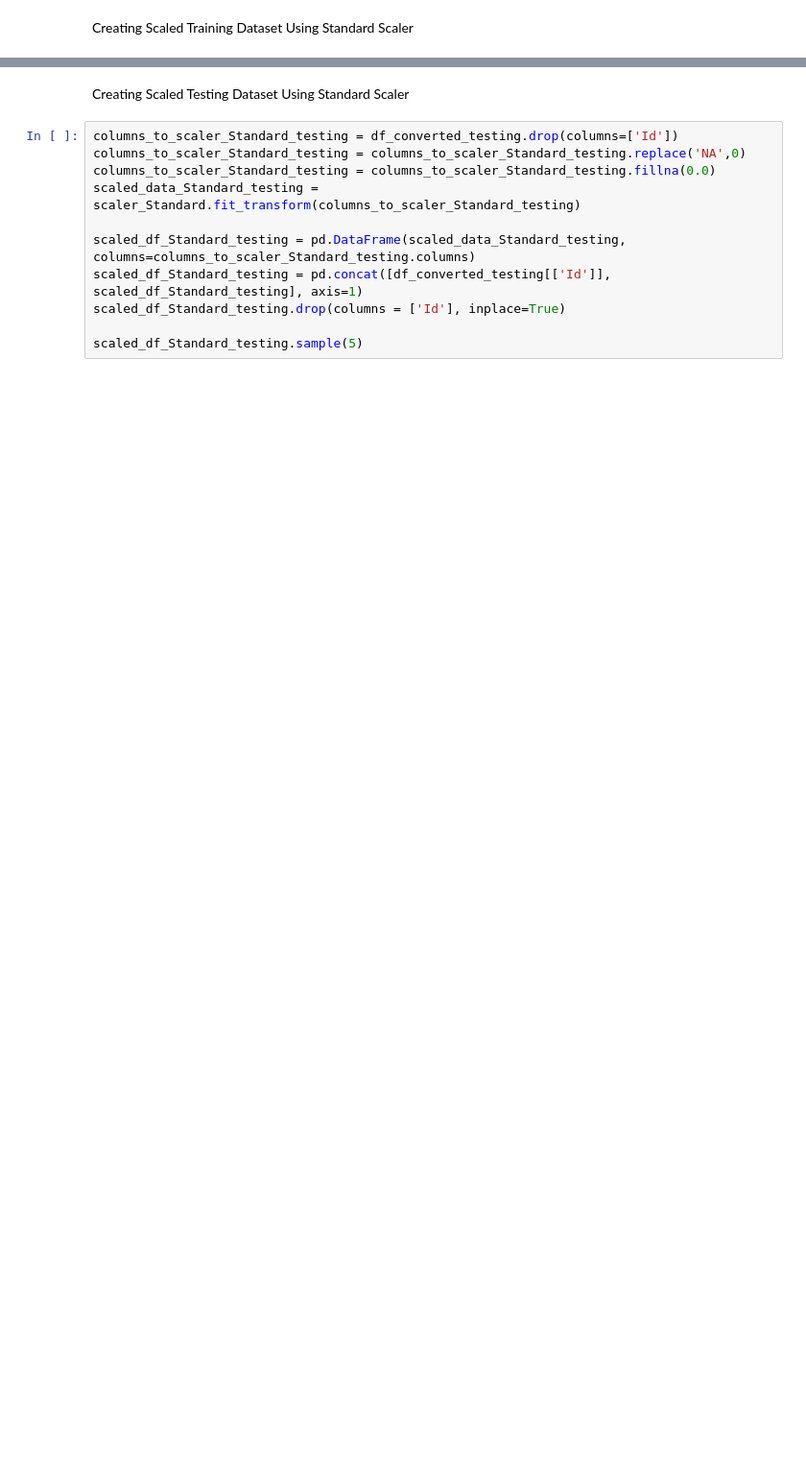
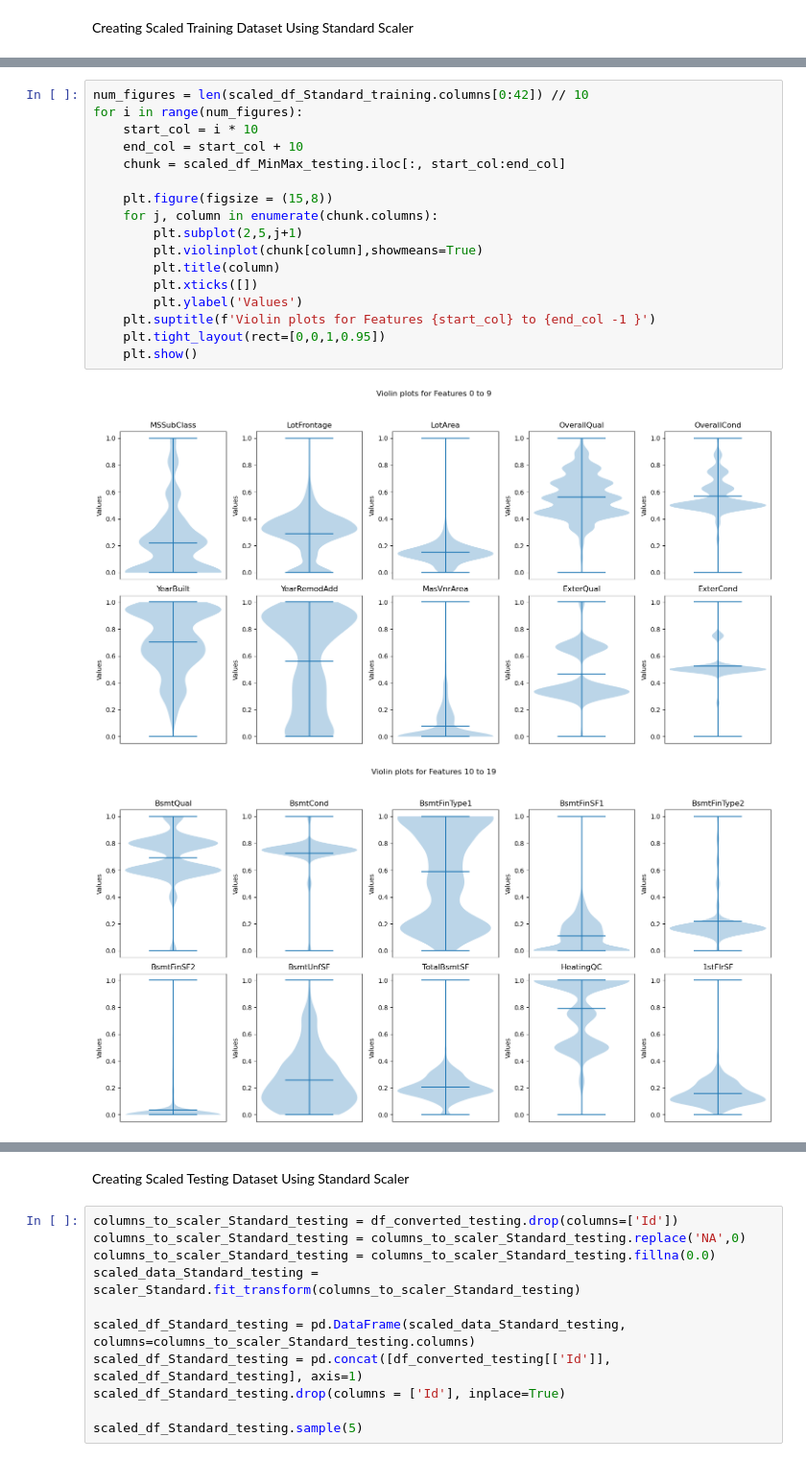
Before and after one commit to Thet-Wai-123/Capstone-Project, a Jupyter notebook: House Prices Regression.ipynb, the cells around one changed output, grey strips where cells are left out. Shown at 96% size. Drawn from its saved outputs; the diff is of its cells as text; blank space fills up the shorter version.

```diff
--- a/House Prices Regression.ipynb
+++ b/House Prices Regression.ipynb
@@ -412,0 +413,20 @@ scaled_df_Standard_training.sample(5)
+# %%
+num_figures = len(scaled_df_Standard_training.columns[0:42]) // 10
+for i in range(num_figures):
+    start_col = i * 10
+    end_col = start_col + 10
+    chunk = scaled_df_MinMax_testing.iloc[:, start_col:end_col]
+
+    plt.figure(figsize = (15,8))
+    for j, column in enumerate(chunk.columns):
+        plt.subplot(2,5,j+1)
+        plt.violinplot(chunk[column],showmeans=True)
+        plt.title(column)
+        plt.xticks([])
+        plt.ylabel('Values')
+    plt.suptitle(f'Violin plots for Features {start_col} to {end_col -1 }')
+    plt.tight_layout(rect=[0,0,1,0.95])
+    plt.show()
+# %% [output]
+[figure, added]
+[figure, added]
```
Also changed, not shown: parts of 21 cells of this notebook.
